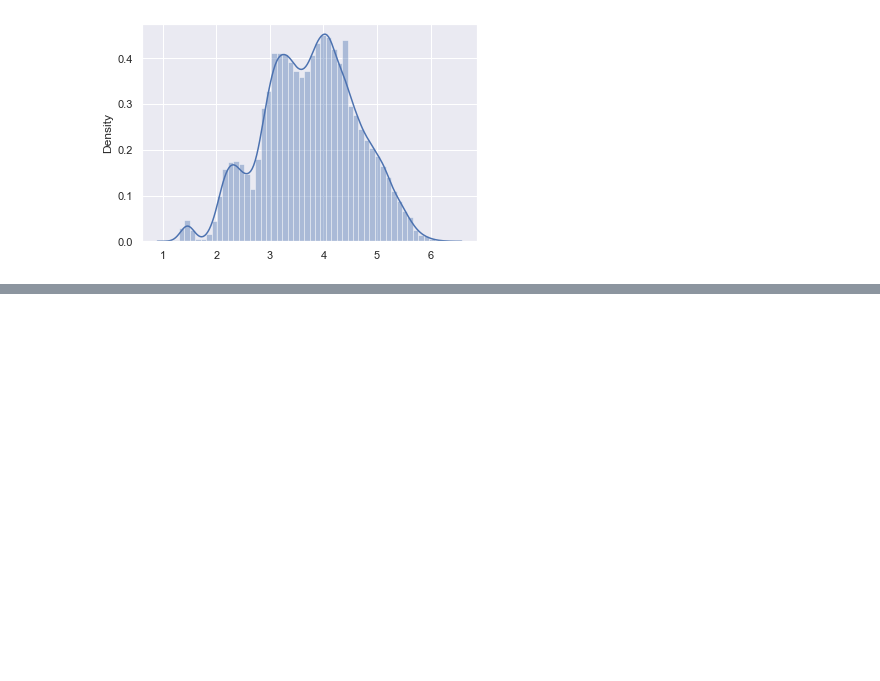
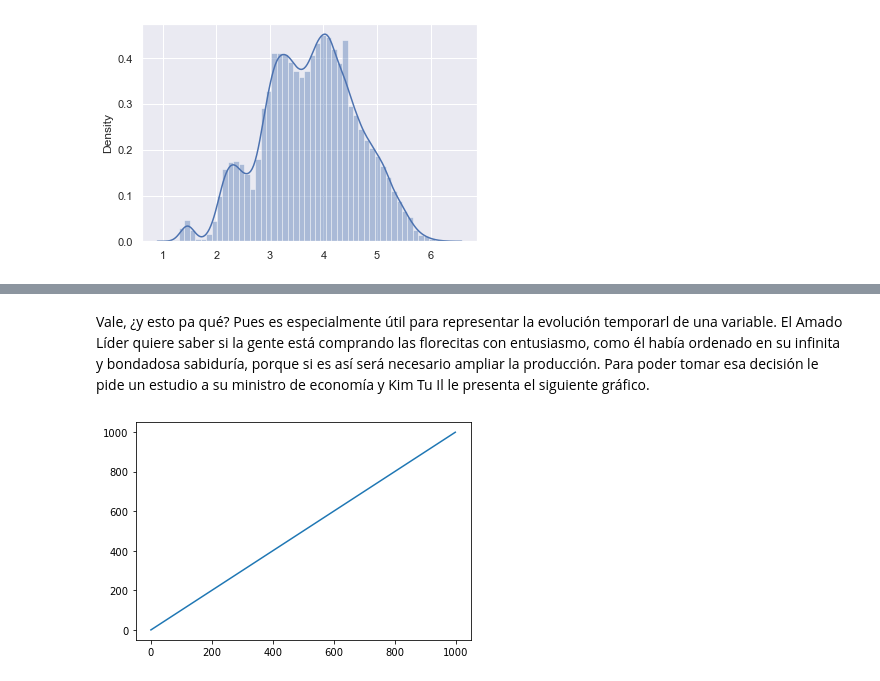
Before and after one commit to Origamologo/Tipos-de-distribucion, a Jupyter notebook: distribuciones_estadisticas.ipynb, the cells around one changed output, grey strips where cells are left out. Cells and saved outputs as stored; diff of their text form; code cells hidden in the pictures; blank space fills up the shorter version.

```diff
--- a/distribuciones_estadisticas.ipynb
+++ b/distribuciones_estadisticas.ipynb
@@ -116,0 +125,7 @@ plt.show()
+# %% [markdown]
+Vale, ¿y esto pa qué? Pues es especialmente útil para representar la evolución temporarl de una variable.
+El Amado Líder quiere saber si la gente está comprando las florecitas con entusiasmo, como él había ordenado en su infinita y bondadosa sabiduría, porque si es así será necesario ampliar la producción. Para poder tomar esa decisión le pide un estudio a su ministro de economía y Kim Tu Il le presenta el siguiente gráfico.
+# %%
+fig1 = sns.lineplot(data=range(1000))
+# %% [output]
+[figure, added]
```
Also changed, not shown: parts of 19 cells of this notebook, 2 other files.
